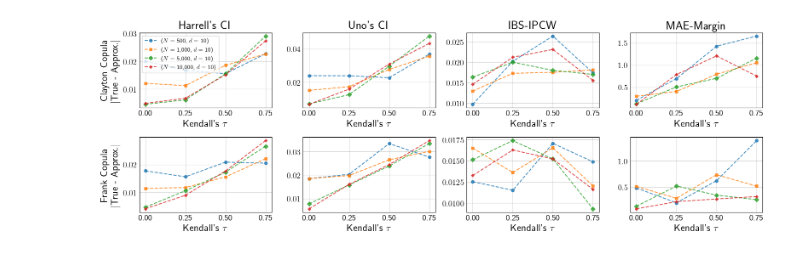
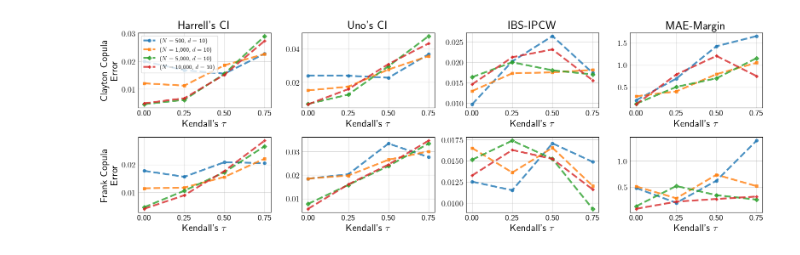
Before and after one commit to thecml/survival-copula, a Jupyter notebook: notebooks/plot_metric_error.ipynb, the cells around one changed output. Cells and saved outputs as stored; diff of their text form; code cells hidden in the pictures.

Commit message:
Updated plot

```diff
--- a/notebooks/plot_metric_error.ipynb
+++ b/notebooks/plot_metric_error.ipynb
@@ -64,33 +64,33 @@ for col_idx, (column, title) in enumerate(error_columns):
             axs[row_idx, col_idx].errorbar(
                 copula_data['k_tau'], copula_data[column],
                 #yerr=copula_std[column],
                 fmt=marker, linestyle='dashed',
                 label="(" + r"$N=$" + f" {sample_size:,}, " + r"$d=$" + f" {n_features})",  # Format with comma
-                alpha=0.8, linewidth=1.5, markersize=5
+                alpha=0.8, linewidth=3, markersize=5
             )
 
         # Set axis labels and titles
         if row_idx == 0:
             axs[row_idx, col_idx].set_title(f"{error_names[col_idx]}")
         axs[row_idx, col_idx].set_xticks([0.0, 0.25, 0.5, 0.75])
         axs[row_idx, col_idx].set_xticklabels(['0.00', '0.25', '0.50', '0.75'])
         if col_idx == 0:
-            axs[row_idx, col_idx].set_ylabel(f"{copula_name.capitalize()} Copula \n" + r"$|$True - Approx.$|$")
+            axs[row_idx, col_idx].set_ylabel(f"{copula_name.capitalize()} Copula \n" + "Error") # r"$|$True - Approx.$|$
         axs[row_idx, col_idx].grid(True, alpha=0.5)
         axs[row_idx, col_idx].tick_params(axis='y', which='both', length=0)
         axs[row_idx, col_idx].tick_params(axis='x', which='both', length=0)
         axs[row_idx, col_idx].set_xlabel("Kendall's $\\tau$")
 
 # Add a legend to the plot
 axs[0, 0].legend(loc="upper left", fontsize=10)
 
 # Adjust layout for better spacing
 plt.tight_layout(rect=[0, 0.1, 1, 1])
 
 # Save figure
 plt.savefig(f"{cfg.PLOTS_DIR}/dgp_error_over_ktau.pdf", format='pdf', bbox_inches='tight')
 
 # Show the plot
 plt.show()
 # %% [output]
-[figure, old version]
+[figure, new version]
```
Also changed, not shown: 2 other files.
